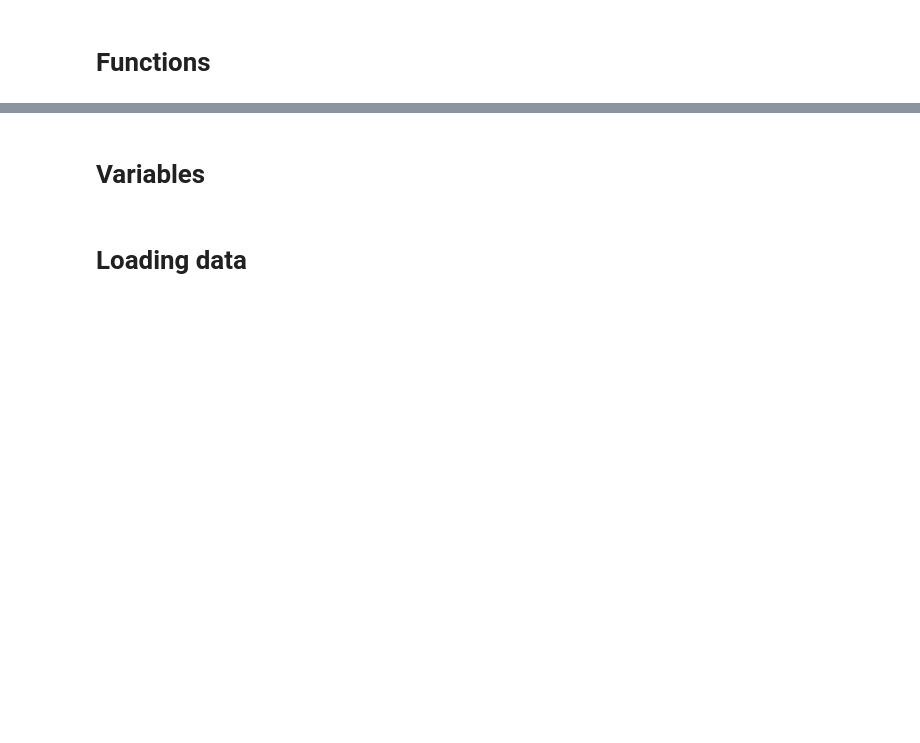
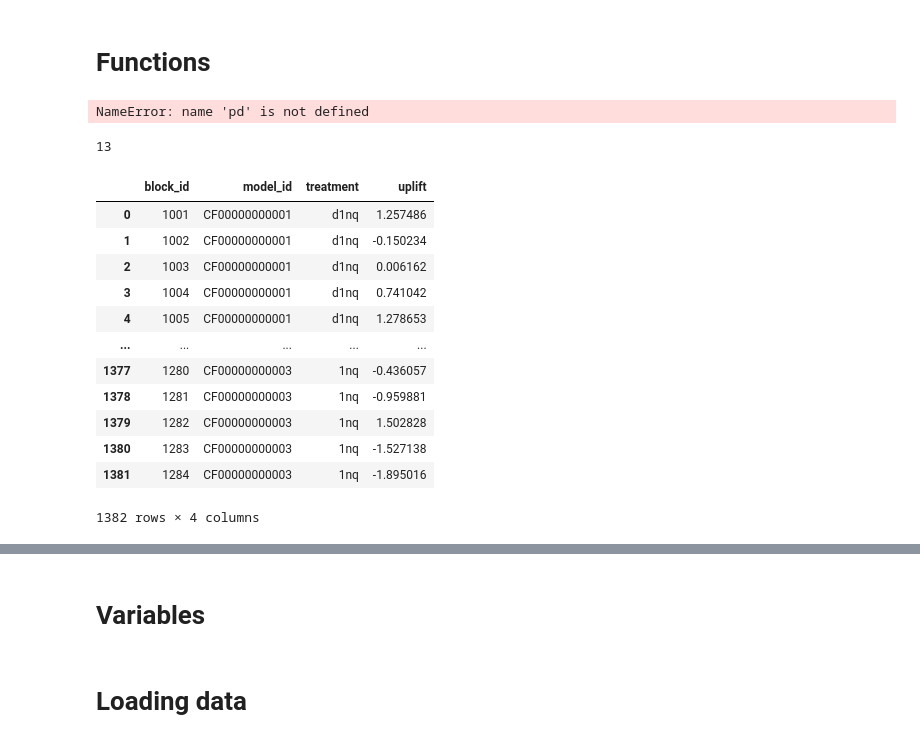
Before and after one commit to Andrew10MAIN/urban_regeneration_platform, a Jupyter notebook: experiments/notebooks/test_db_connection.ipynb, the cells around one changed output, grey strips where cells are left out. Saved outputs shown, nothing was run; the diff lists cells and outputs as text; code cells hidden in the pictures; blank space fills up the shorter version.

```diff
--- a/experiments/notebooks/test_db_connection.ipynb
+++ b/experiments/notebooks/test_db_connection.ipynb
@@ -68,2 +66,38 @@ PostGIS: 3.4 USE_GEOS=1 USE_PROJ=1 USE_STATS=1
 # %% [markdown]
 # Functions
+# %%
+pd.read_sql("""
+    SELECT *
+    FROM regeneration.actions
+
+""", engine)
+# %% [output]
+NameError: name 'pd' is not defined
+# %%
+results_uplift_optimization = pd.read_sql("""
+    SELECT *
+    FROM results.uplifts_optimization
+
+""", engine)
+results_uplift_optimization[(results_uplift_optimization['optimization_id'] == 'OP00000000044')&(results_uplift_optimization['treatment'] == 'd1nq')]['block_id'].nunique()
+# %% [output]
+13
+# %%
+pd.read_sql("""
+    SELECT *
+    FROM results.uplifts
+""", engine)
+# %% [output]
+|  | block_id | model_id | treatment | uplift |
+| 0 | 1001 | CF00000000001 | d1nq | 1.257486 |
+| 1 | 1002 | CF00000000001 | d1nq | -0.150234 |
+| 2 | 1003 | CF00000000001 | d1nq | 0.006162 |
+| 3 | 1004 | CF00000000001 | d1nq | 0.741042 |
+| 4 | 1005 | CF00000000001 | d1nq | 1.278653 |
+| ... | ... | ... | ... | ... |
+| 1377 | 1280 | CF00000000003 | 1nq | -0.436057 |
+| 1378 | 1281 | CF00000000003 | 1nq | -0.959881 |
+| 1379 | 1282 | CF00000000003 | 1nq | 1.502828 |
+| 1380 | 1283 | CF00000000003 | 1nq | -1.527138 |
+| 1381 | 1284 | CF00000000003 | 1nq | -1.895016 |
+1382 rows × 4 columns
```
Also changed, not shown: parts of 11 cells of this notebook, 2 other files.
